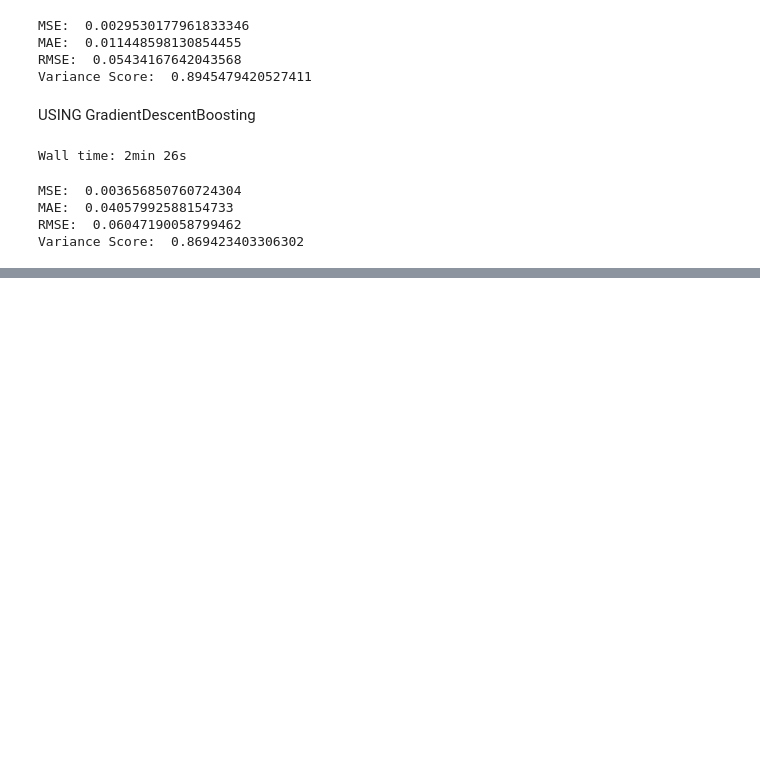
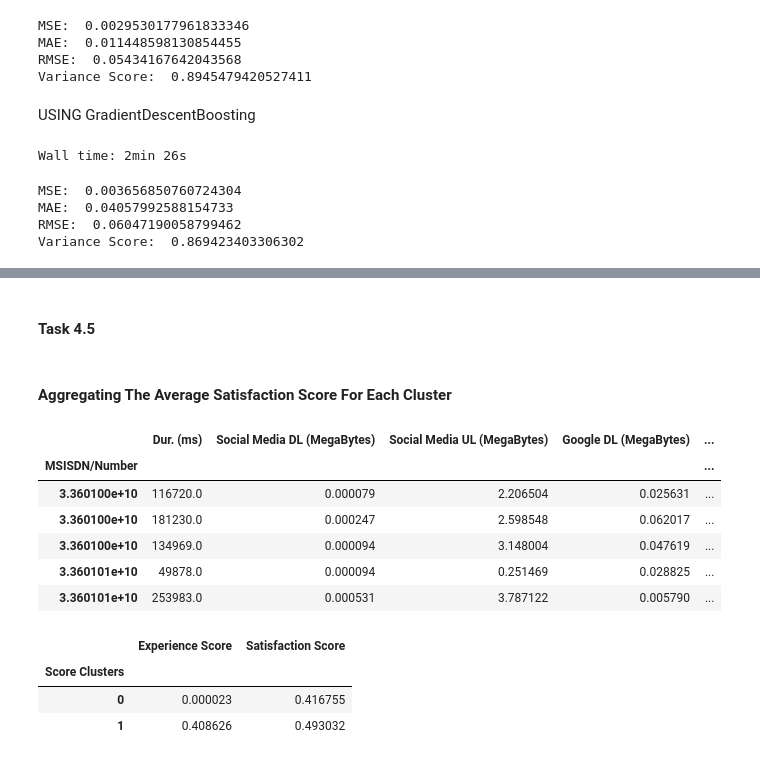
Before and after one commit to KutashiMA/Telecom_User_Analytics, a Jupyter notebook: User_Analytics.ipynb, the cells around one changed output, grey strips where cells are left out. Drawn from its saved outputs; the diff is of its cells as text; code cells hidden in the pictures; blank space fills up the shorter version.

Commit message:
completed task 4.5

```diff
--- a/User_Analytics.ipynb
+++ b/User_Analytics.ipynb
@@ -2141,0 +2101,24 @@ engagement_metrics.loc[engagement_metrics['Clusters'] == 2].describe()
+# %% [markdown]
+#### Task 4.5
+# %% [markdown]
+#### Aggregating The Average Satisfaction Score For Each Cluster
+# %%
+# setting new column in dataframe
+final_df['Score Clusters'] = data['Clusters']
+final_df.head()
+# %% [output]
+|  | Dur. (ms) | Social Media DL (MegaBytes) | Social Media UL (MegaBytes) | Google DL (MegaBytes) | ... |
+| MSISDN/Number |  |  |  |  | ... |
+| 3.360100e+10 | 116720.0 | 0.000079 | 2.206504 | 0.025631 | ... |
+| 3.360100e+10 | 181230.0 | 0.000247 | 2.598548 | 0.062017 | ... |
+| 3.360100e+10 | 134969.0 | 0.000094 | 3.148004 | 0.047619 | ... |
+| 3.360101e+10 | 49878.0 | 0.000094 | 0.251469 | 0.028825 | ... |
+| 3.360101e+10 | 253983.0 | 0.000531 | 3.787122 | 0.005790 | ... |
+# %%
+# Average Satisfaction and Experience score per cluster
+final_df.groupby('Score Clusters')[['Experience Score', 'Satisfaction Score']].mean()
+# %% [output]
+|  | Experience Score | Satisfaction Score |
+| Score Clusters |  |  |
+| 0 | 0.000023 | 0.416755 |
+| 1 | 0.408626 | 0.493032 |
```
Also changed, not shown: parts of 16 cells of this notebook.
